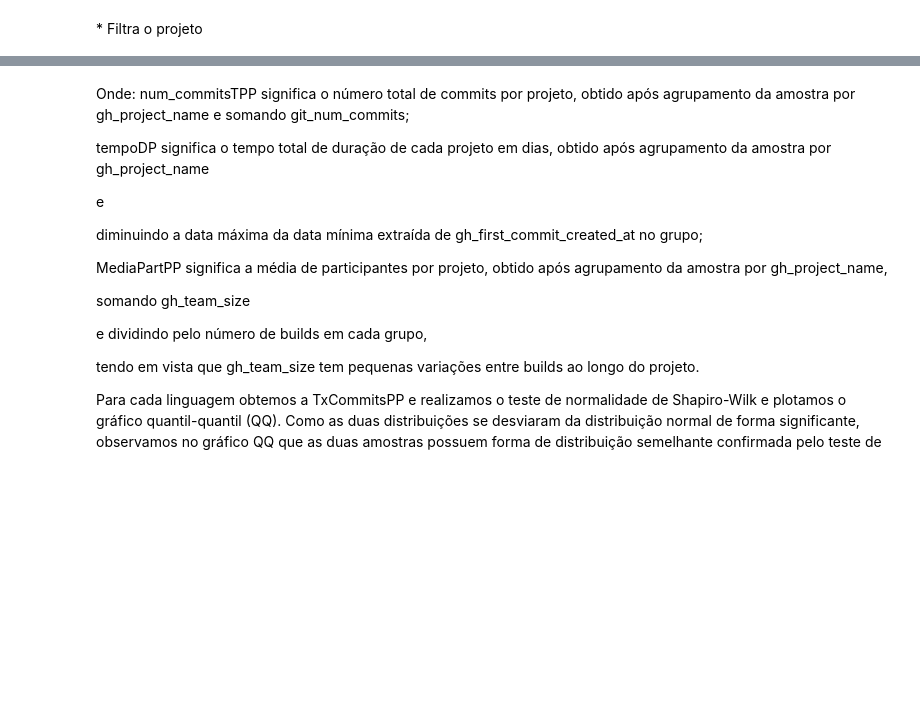
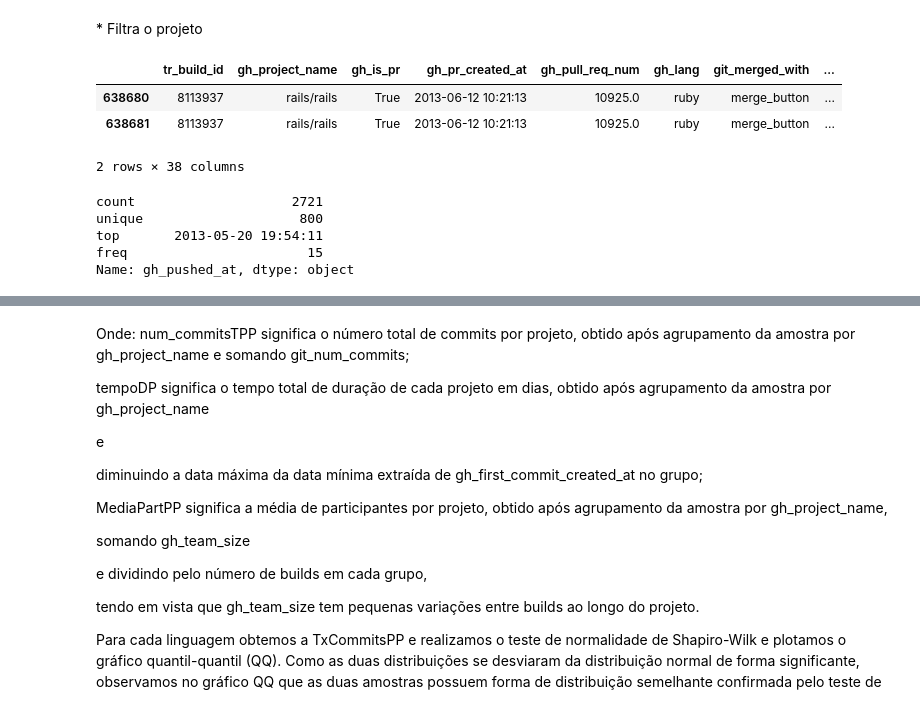
Before and after one commit to wagnernegrao/ci-analysis, a Jupyter notebook: ci_analysis.ipynb, the cells around one changed output, grey strips where cells are left out. Saved outputs shown, nothing was run; the diff lists cells and outputs as text; code cells hidden in the pictures; blank space fills up the shorter version.

```diff
--- a/ci_analysis.ipynb
+++ b/ci_analysis.ipynb
@@ -61,3 +58,18 @@ def categorizaPush(valor):
 df_ruby = dataset.loc[dataset['gh_project_name']=='rails/rails'] # Filtro penas o projeto rails/rails
 # %%
 df_ruby = df_ruby.dropna() # Remove as linas NAN
+# %%
+df_ruby.head(2)
+# %% [output]
+|  | tr_build_id | gh_project_name | gh_is_pr | gh_pr_created_at | gh_pull_req_num | gh_lang | git_merged_with | ... |
+| 638680 | 8113937 | rails/rails | True | 2013-06-12 10:21:13 | 10925.0 | ruby | merge_button | ... |
+| 638681 | 8113937 | rails/rails | True | 2013-06-12 10:21:13 | 10925.0 | ruby | merge_button | ... |
+2 rows × 38 columns
+# %%
+df_ruby['gh_pushed_at'].describe()
+# %% [output]
+count                    2721
+unique                    800
+top       2013-05-20 19:54:11
+freq                       15
+Name: gh_pushed_at, dtype: object
```
Also changed, not shown: parts of 8 cells of this notebook.
